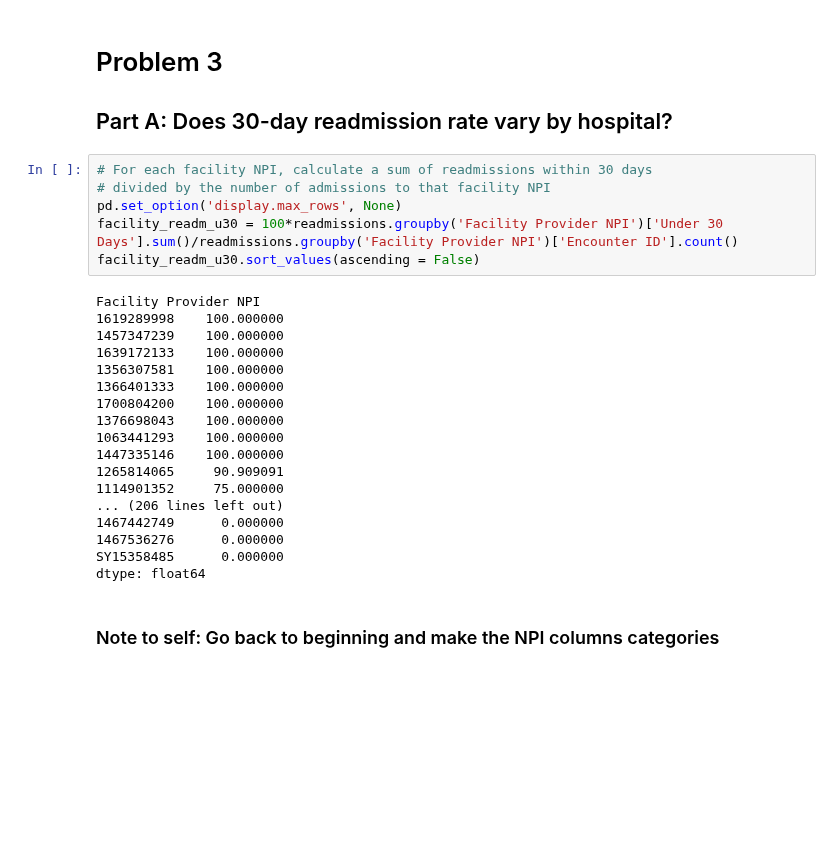
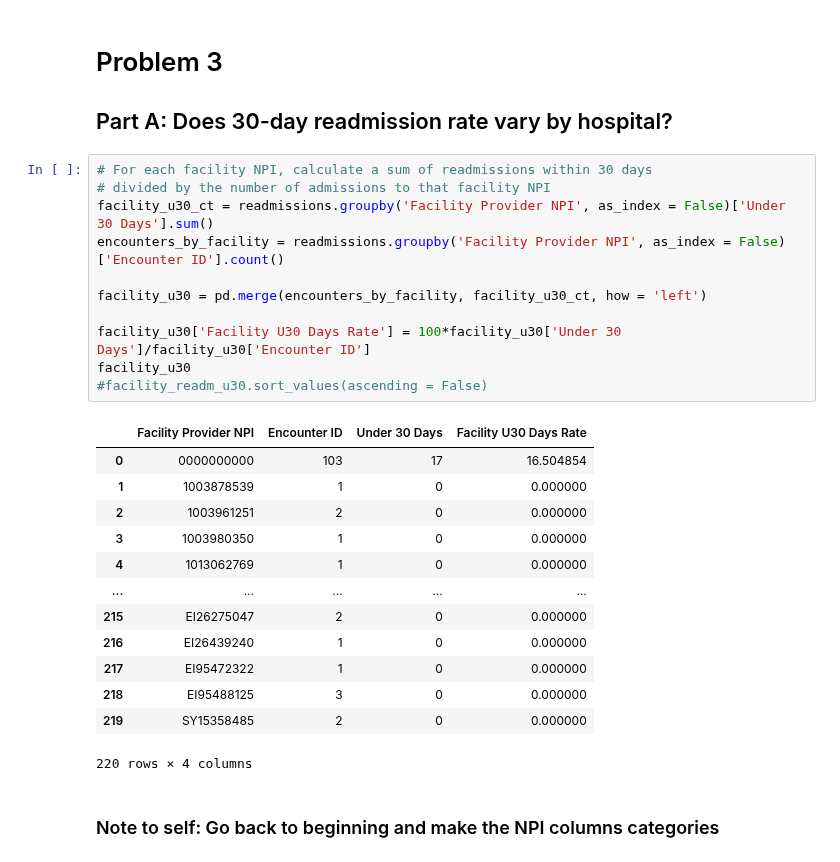
Before and after one commit to jrioross/ursa_health_hospital_readmissions, a Jupyter notebook: ursa_health_hospital_readmission.ipynb, the cells around one changed output. Drawn from its saved outputs; the diff is of its cells as text; blank space fills up the shorter version.

```diff
--- a/ursa_health_hospital_readmission.ipynb
+++ b/ursa_health_hospital_readmission.ipynb
@@ -320,27 +374,28 @@ print(round(100*(sum(readm_pcp_new['PCP Under 7 Days'])-readm_pcp_new.duplicated
 # %%
 # For each facility NPI, calculate a sum of readmissions within 30 days
 # divided by the number of admissions to that facility NPI
-pd.set_option('display.max_rows', None)
-facility_readm_u30 = 100*readmissions.groupby('Facility Provider NPI')['Under 30 Days'].sum()/readmissions.groupby('Facility Provider NPI')['Encounter ID'].count()
-facility_readm_u30.sort_values(ascending = False)
+facility_u30_ct = readmissions.groupby('Facility Provider NPI', as_index = False)['Under 30 Days'].sum()
+encounters_by_facility = readmissions.groupby('Facility Provider NPI', as_index = False)['Encounter ID'].count()
+
+facility_u30 = pd.merge(encounters_by_facility, facility_u30_ct, how = 'left')
+
+facility_u30['Facility U30 Days Rate'] = 100*facility_u30['Under 30 Days']/facility_u30['Encounter ID']
+facility_u30
+#facility_readm_u30.sort_values(ascending = False)
 # %% [output]
+|  | Facility Provider NPI | Encounter ID | Under 30 Days | Facility U30 Days Rate |
+| 0 | 0000000000 | 103 | 17 | 16.504854 |
+| 1 | 1003878539 | 1 | 0 | 0.000000 |
+| 2 | 1003961251 | 2 | 0 | 0.000000 |
+| 3 | 1003980350 | 1 | 0 | 0.000000 |
+| 4 | 1013062769 | 1 | 0 | 0.000000 |
+| ... | ... | ... | ... | ... |
+| 215 | EI26275047 | 2 | 0 | 0.000000 |
+| 216 | EI26439240 | 1 | 0 | 0.000000 |
+| 217 | EI95472322 | 1 | 0 | 0.000000 |
+| 218 | EI95488125 | 3 | 0 | 0.000000 |
+| 219 | SY15358485 | 2 | 0 | 0.000000 |
-Facility Provider NPI
-1619289998    100.000000
-1457347239    100.000000
-1639172133    100.000000
-1356307581    100.000000
-1366401333    100.000000
-1700804200    100.000000
-1376698043    100.000000
-1063441293    100.000000
-1447335146    100.000000
-1265814065     90.909091
-1114901352     75.000000
-... (206 lines left out)
-1467442749      0.000000
-1467536276      0.000000
-SY15358485      0.000000
-dtype: float64
+220 rows × 4 columns
 # %% [markdown]
 ### Note to self: Go back to beginning and make the NPI columns categories
 # %% [markdown]
```
Also changed, not shown: parts of 6 cells of this notebook.
